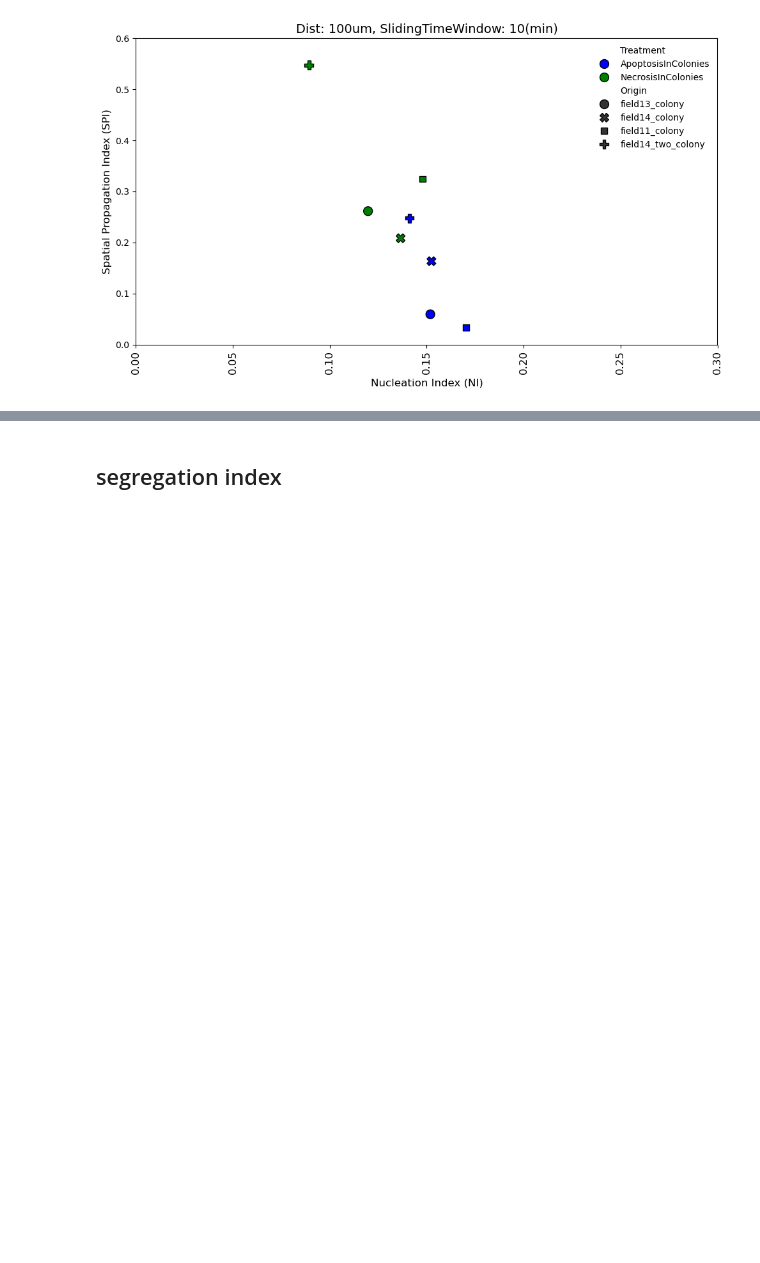
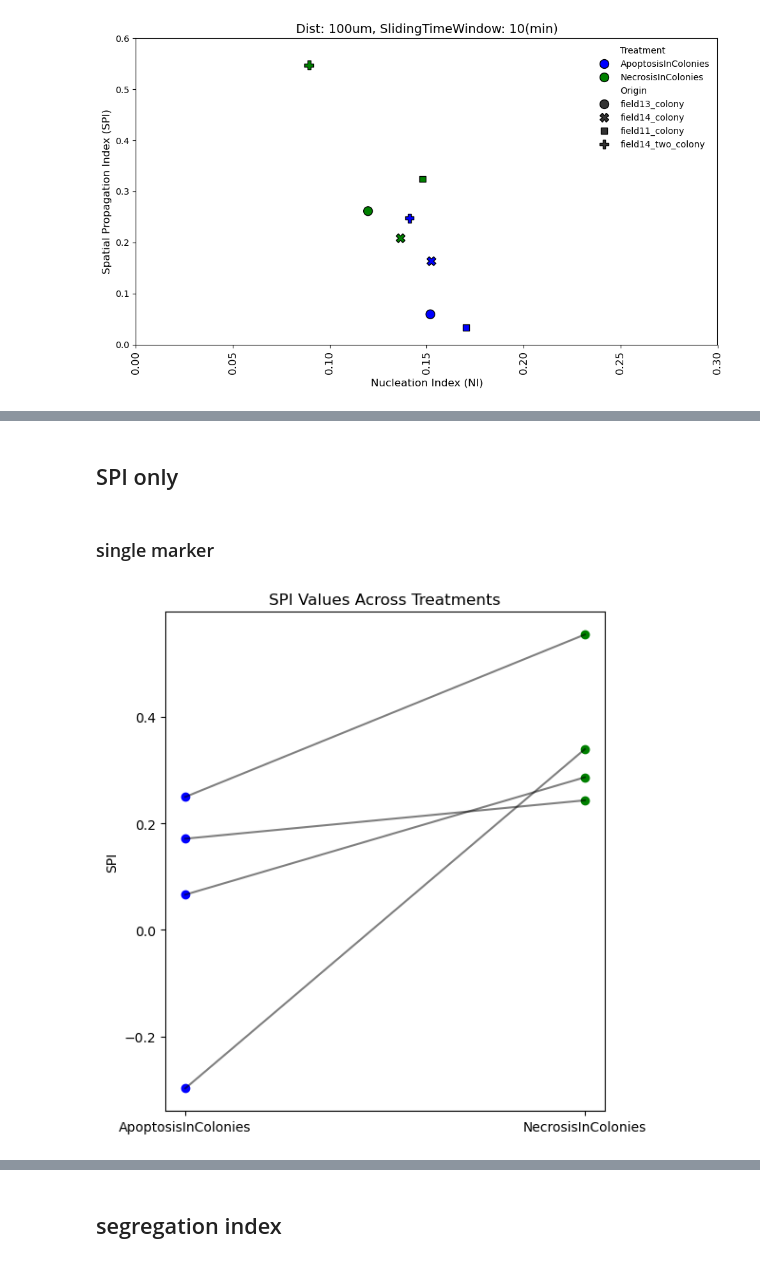
Before and after one commit to esraan/CellDeathSpreading, a Jupyter notebook: notebooks/Exp7.ipynb, the cells around one changed output, grey strips where cells are left out. Drawn from its saved outputs; the diff is of its cells as text; code cells hidden in the pictures; blank space fills up the shorter version.

```diff
--- a/notebooks/Exp7.ipynb
+++ b/notebooks/Exp7.ipynb
@@ -604,0 +673,49 @@ plt.show()
+# %% [markdown]
+## SPI only
+# %% [markdown]
+### single marker
+# %%
+import matplotlib.pyplot as plt
+import numpy as np
+
+custom_palette = {
+    'ApoptosisInColonies': 'blue',
+    'NecrosisInColonies': 'green'
+}
+
+# Replace treatment with origin and group values
+origins = filtered_df['Origin'].unique()
+group_a_values = []
+group_b_values = []
+treatment_labels = []
+
+for origin in origins:
+    subset = filtered_df[filtered_df['Origin'] == origin]
+    group_a = subset[subset['Treatment'] == 'ApoptosisInColonies']['SPI'].mean()
+    group_b = subset[subset['Treatment'] == 'NecrosisInColonies']['SPI'].mean()
+    if not np.isnan(group_a) and not np.isnan(group_b):
+        group_a_values.append(group_a)
+        group_b_values.append(group_b)
+        treatment_labels.append(origin)  # Use treatment labels instead of origin
+
+# Plot
+plt.figure(figsize=(6, 6))
+
+for i in range(len(treatment_labels)):
+    # Line connecting values
+    plt.plot([x_a[i], x_b[i]], [group_a_values[i], group_b_values[i]], 'k-', alpha=0.5)
+    # Group A point
+    plt.scatter(x_a[i], group_a_values[i], color=custom_palette['ApoptosisInColonies'], label='ApoptosisInColonies' if i == 0 else "")
+    # Group B point
+    plt.scatter(x_b[i], group_b_values[i], color=custom_palette['NecrosisInColonies'], label='NecrosisInColonies' if i == 0 else "")
+
+# Formatting
+plt.xticks([0, 1], ['ApoptosisInColonies', 'NecrosisInColonies'])
+plt.ylabel("SPI")
+plt.title("SPI Values Across Treatments")
+plt.legend().remove()
+plt.grid(False)#, axis='y', linestyle='--', alpha=0.3)
+plt.tight_layout()
+plt.show()
+# %% [output]
+[figure, added]
```
Also changed, not shown: parts of 20 cells of this notebook, 10 other files.
